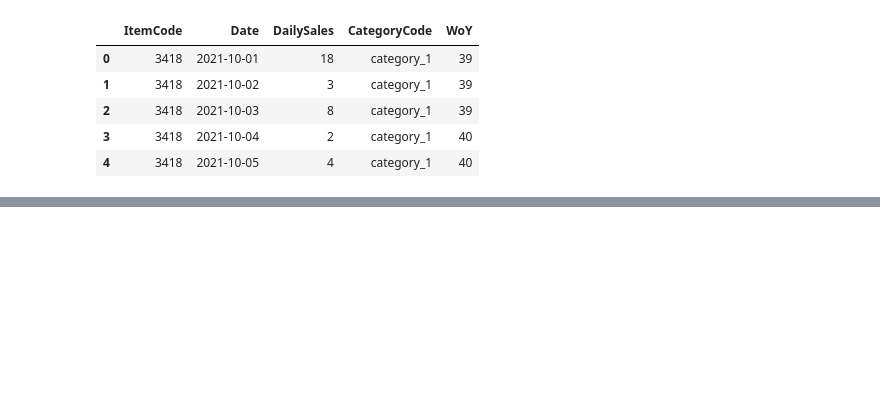
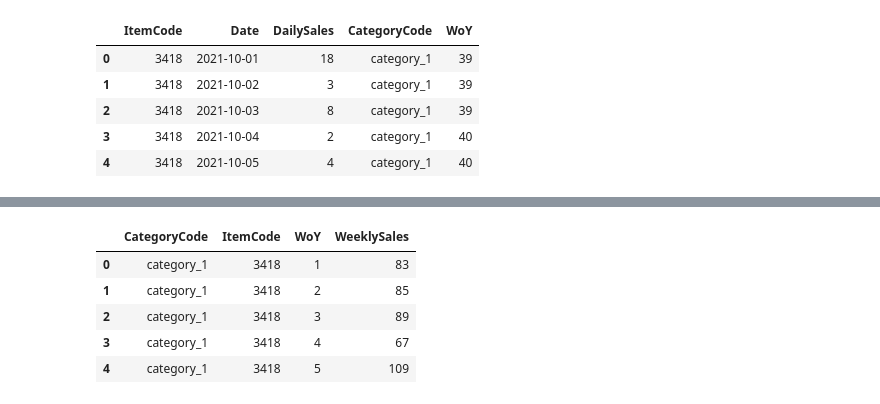
Before and after one commit to BoTZ-TND/DataStorm-2022, a Jupyter notebook: notebooks/data_prep.ipynb, the cells around one changed output, grey strips where cells are left out. Saved outputs shown, nothing was run; the diff lists cells and outputs as text; code cells hidden in the pictures; blank space fills up the shorter version.

```diff
--- a/notebooks/data_prep.ipynb
+++ b/notebooks/data_prep.ipynb
@@ -141,0 +197,10 @@ df5.to_csv('../data/train_dataV5.csv')
+# %%
+df6 = df5.copy().loc[:, ['CategoryCode', 'ItemCode', 'WoY', 'WeeklySales']]
+df6.head()
+# %% [output]
+|  | CategoryCode | ItemCode | WoY | WeeklySales |
+| 0 | category_1 | 3418 | 1 | 83 |
+| 1 | category_1 | 3418 | 2 | 85 |
+| 2 | category_1 | 3418 | 3 | 89 |
+| 3 | category_1 | 3418 | 4 | 67 |
+| 4 | category_1 | 3418 | 5 | 109 |
```
Also changed, not shown: parts of 36 cells of this notebook, 6 other files.
